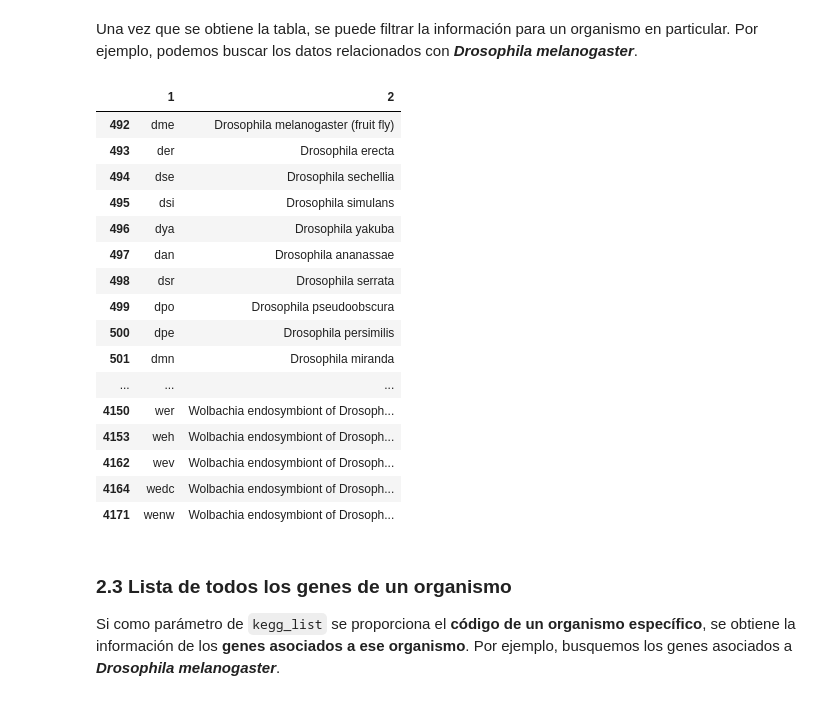
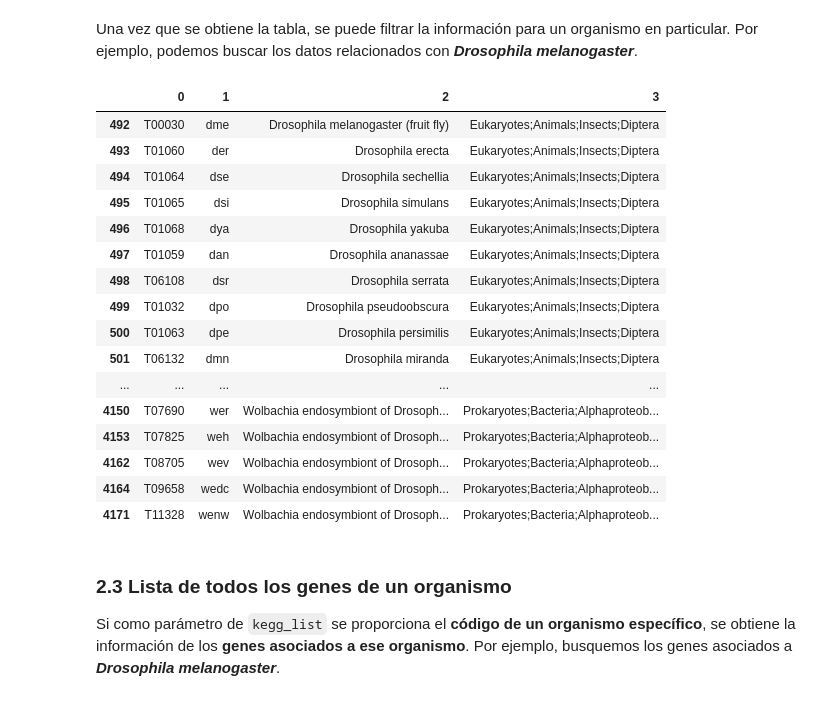
Before and after one commit to Hectorjlo/BioPython, a Jupyter notebook: src/Kegg.ipynb, the cells around one changed output. Cells and saved outputs as stored; diff of their text form; code cells hidden in the pictures.

```diff
--- a/src/Kegg.ipynb
+++ b/src/Kegg.ipynb
@@ -139,28 +139,29 @@ Una vez que se obtiene la tabla, se puede filtrar la información para un organi
 # %%
 # Filtrando la tabla para ver solo la información de drosophila melanogaster
 # Como identificar nuestro organimos x y su letra asociada:
 
 # Filtrando la tabla para ver solo la información de drosophila melanogaster
 filtro = df[df[2].str.contains("drosophila", case=False)]
-display(filtro[[1,2]])
+
+display(filtro)
 # %% [output]
-|  | 1 | 2 |
-| 492 | dme | Drosophila melanogaster (fruit fly) |
-| 493 | der | Drosophila erecta |
-| 494 | dse | Drosophila sechellia |
-| 495 | dsi | Drosophila simulans |
-| 496 | dya | Drosophila yakuba |
-| 497 | dan | Drosophila ananassae |
-| 498 | dsr | Drosophila serrata |
-| 499 | dpo | Drosophila pseudoobscura |
-| 500 | dpe | Drosophila persimilis |
-| 501 | dmn | Drosophila miranda |
-| ... | ... | ... |
-| 4150 | wer | Wolbachia endosymbiont of Drosoph... |
-| 4153 | weh | Wolbachia endosymbiont of Drosoph... |
-| 4162 | wev | Wolbachia endosymbiont of Drosoph... |
-| 4164 | wedc | Wolbachia endosymbiont of Drosoph... |
-| 4171 | wenw | Wolbachia endosymbiont of Drosoph... |
+|  | 0 | 1 | 2 | 3 |
+| 492 | T00030 | dme | Drosophila melanogaster (fruit fly) | Eukaryotes;Animals;Insects;Diptera |
+| 493 | T01060 | der | Drosophila erecta | Eukaryotes;Animals;Insects;Diptera |
+| 494 | T01064 | dse | Drosophila sechellia | Eukaryotes;Animals;Insects;Diptera |
+| 495 | T01065 | dsi | Drosophila simulans | Eukaryotes;Animals;Insects;Diptera |
+| 496 | T01068 | dya | Drosophila yakuba | Eukaryotes;Animals;Insects;Diptera |
+| 497 | T01059 | dan | Drosophila ananassae | Eukaryotes;Animals;Insects;Diptera |
+| 498 | T06108 | dsr | Drosophila serrata | Eukaryotes;Animals;Insects;Diptera |
+| 499 | T01032 | dpo | Drosophila pseudoobscura | Eukaryotes;Animals;Insects;Diptera |
+| 500 | T01063 | dpe | Drosophila persimilis | Eukaryotes;Animals;Insects;Diptera |
+| 501 | T06132 | dmn | Drosophila miranda | Eukaryotes;Animals;Insects;Diptera |
+| ... | ... | ... | ... | ... |
+| 4150 | T07690 | wer | Wolbachia endosymbiont of Drosoph... | Prokaryotes;Bacteria;Alphaproteob... |
+| 4153 | T07825 | weh | Wolbachia endosymbiont of Drosoph... | Prokaryotes;Bacteria;Alphaproteob... |
+| 4162 | T08705 | wev | Wolbachia endosymbiont of Drosoph... | Prokaryotes;Bacteria;Alphaproteob... |
+| 4164 | T09658 | wedc | Wolbachia endosymbiont of Drosoph... | Prokaryotes;Bacteria;Alphaproteob... |
+| 4171 | T11328 | wenw | Wolbachia endosymbiont of Drosoph... | Prokaryotes;Bacteria;Alphaproteob... |
 # %% [markdown]
 ### 2.3 Lista de todos los genes de un organismo
 
```
Also changed, not shown: parts of 9 cells of this notebook.
